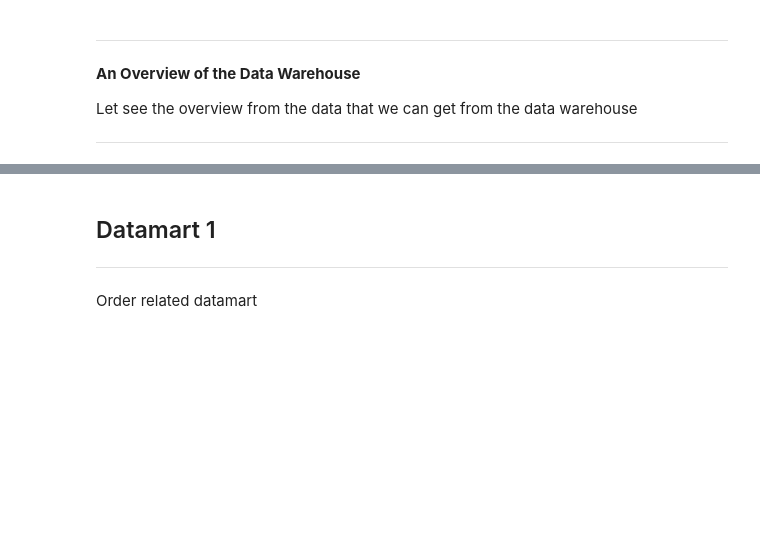
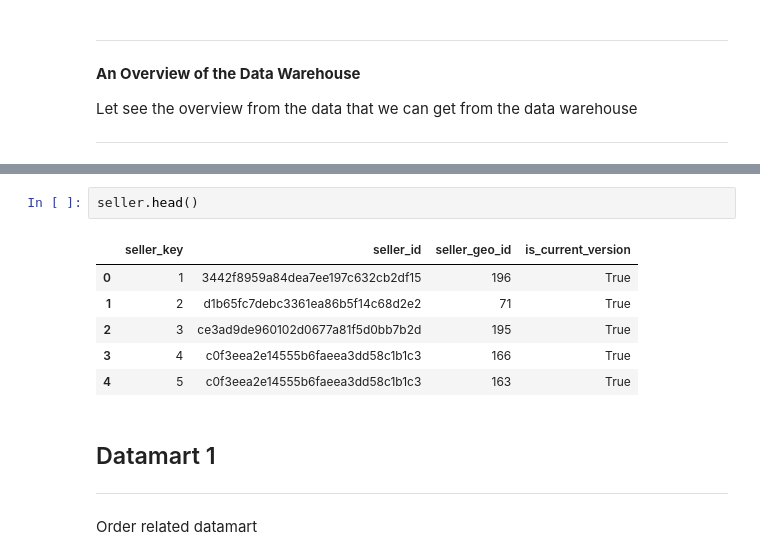
Before and after one commit to William9923/EcommerceAnalytics, a Jupyter notebook: notebooks/04_05_2021_Dataset🛒.ipynb, the cells around one changed output, grey strips where cells are left out. Drawn from its saved outputs; the diff is of its cells as text; blank space fills up the shorter version.

```diff
--- a/notebooks/04_05_2021_Dataset🛒.ipynb
+++ b/notebooks/04_05_2021_Dataset🛒.ipynb
@@ -92,3 +109,12 @@ data_info.style.background_gradient()
+# %%
+seller.head()
+# %% [output]
+|  | seller_key | seller_id | seller_geo_id | is_current_version |
+| 0 | 1 | 3442f8959a84dea7ee197c632cb2df15 | 196 | True |
+| 1 | 2 | d1b65fc7debc3361ea86b5f14c68d2e2 | 71 | True |
+| 2 | 3 | ce3ad9de960102d0677a81f5d0bb7b2d | 195 | True |
+| 3 | 4 | c0f3eea2e14555b6faeea3dd58c1b1c3 | 166 | True |
+| 4 | 5 | c0f3eea2e14555b6faeea3dd58c1b1c3 | 163 | True |
 # %% [markdown]
 ## Datamart 1
 
```
Also changed, not shown: parts of 3 cells of this notebook, 10 other files.
